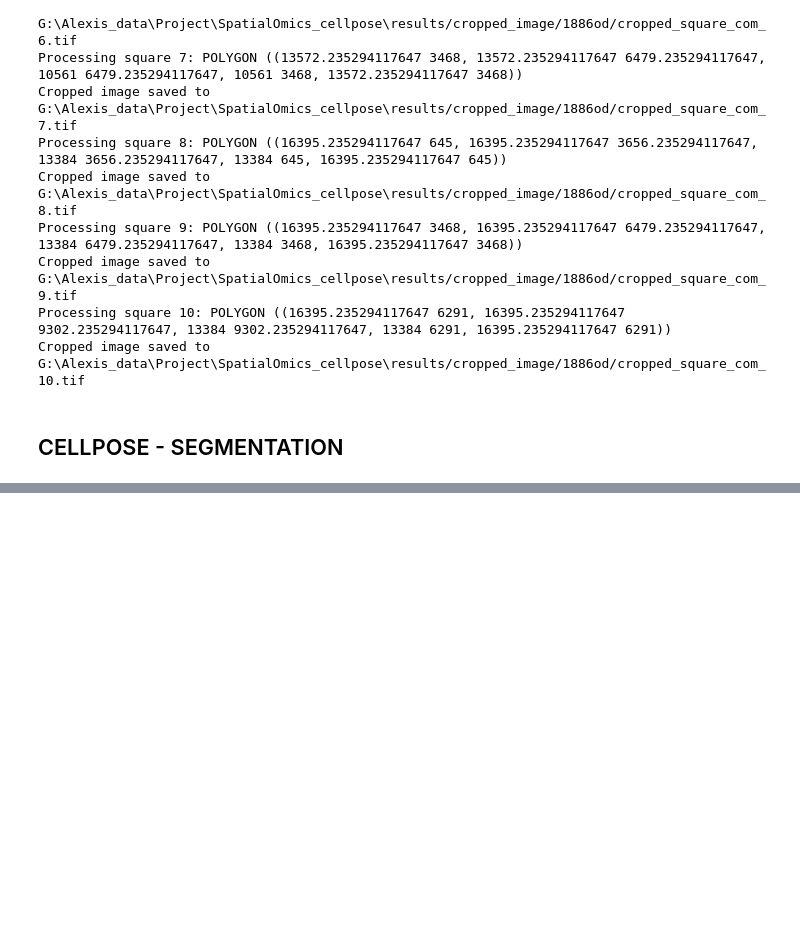
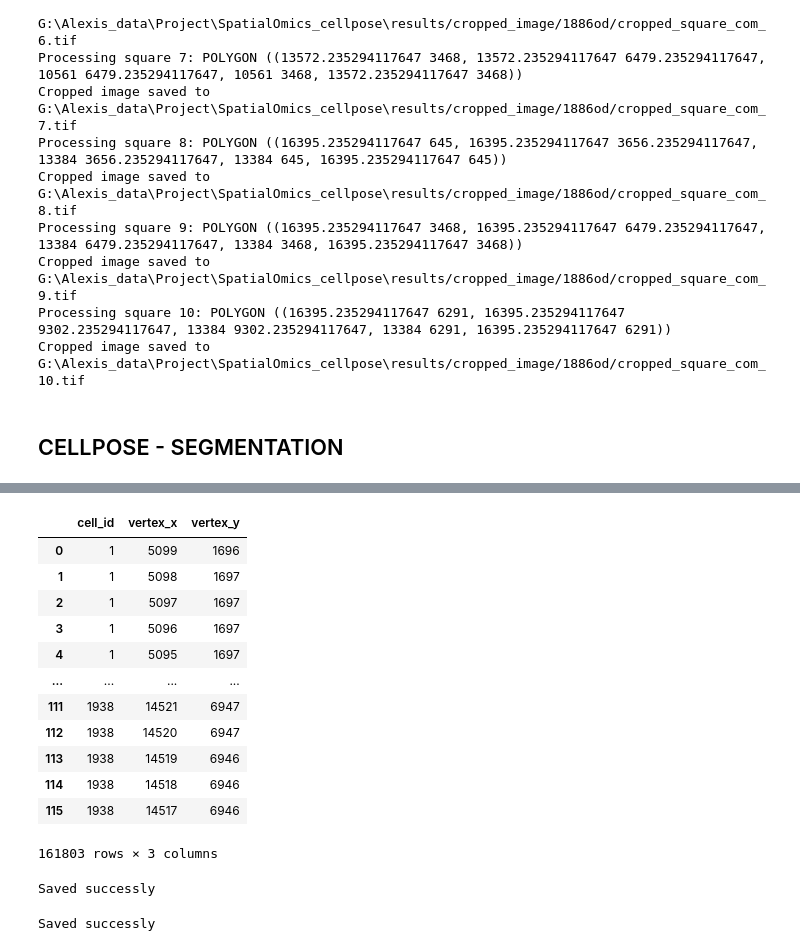
Before and after one commit to xiwang3236/SpatialOmics_cellpose, a Jupyter notebook: resegmentation_pipeline.ipynb, the cells around one changed output, grey strips where cells are left out. Cells and saved outputs as stored; diff of their text form; code cells hidden in the pictures; blank space fills up the shorter version.

```diff
--- a/resegmentation_pipeline.ipynb
+++ b/resegmentation_pipeline.ipynb
@@ -176,0 +366,22 @@ Processing file: cropped_square_com_1.tif, shape: (2, 3011, 3011)
+# %%
+# Process to append the first row of each cell group
+Outlines_list_final = (
+    reduced_outlines_list.groupby('cell_id', group_keys=False)
+    .apply(lambda group: pd.concat([group, group.iloc[[0]]], ignore_index=True))
+)
+
+Outlines_list_final
+# %% [output]
+|  | cell_id | vertex_x | vertex_y |
+| 0 | 1 | 5099 | 1696 |
+| 1 | 1 | 5098 | 1697 |
+| 2 | 1 | 5097 | 1697 |
+| 3 | 1 | 5096 | 1697 |
+| 4 | 1 | 5095 | 1697 |
+| ... | ... | ... | ... |
+| 111 | 1938 | 14521 | 6947 |
+| 112 | 1938 | 14520 | 6947 |
+| 113 | 1938 | 14519 | 6946 |
+| 114 | 1938 | 14518 | 6946 |
+| 115 | 1938 | 14517 | 6946 |
+161803 rows × 3 columns
@@ -176,0 +393,10 @@ Processing file: cropped_square_com_1.tif, shape: (2, 3011, 3011)
+# %%
+Outlines_list_final.to_csv(f'{ddir}/segmenatation/{sample_name}/cellpose_cell_boundaries_pixel_{sample_name}.csv', index=False)
+print("Saved successly" )
+# %% [output]
+Saved successly
+# %%
+Outlines_list_final_scaled.to_csv(f'{ddir}/segmenatation/{sample_name}/cellpose_cell_boundaries_{sample_name}.csv', index=False)
+print("Saved successly" )
+# %% [output]
+Saved successly
```
Also changed, not shown: parts of 20 cells of this notebook, 4 other files.
